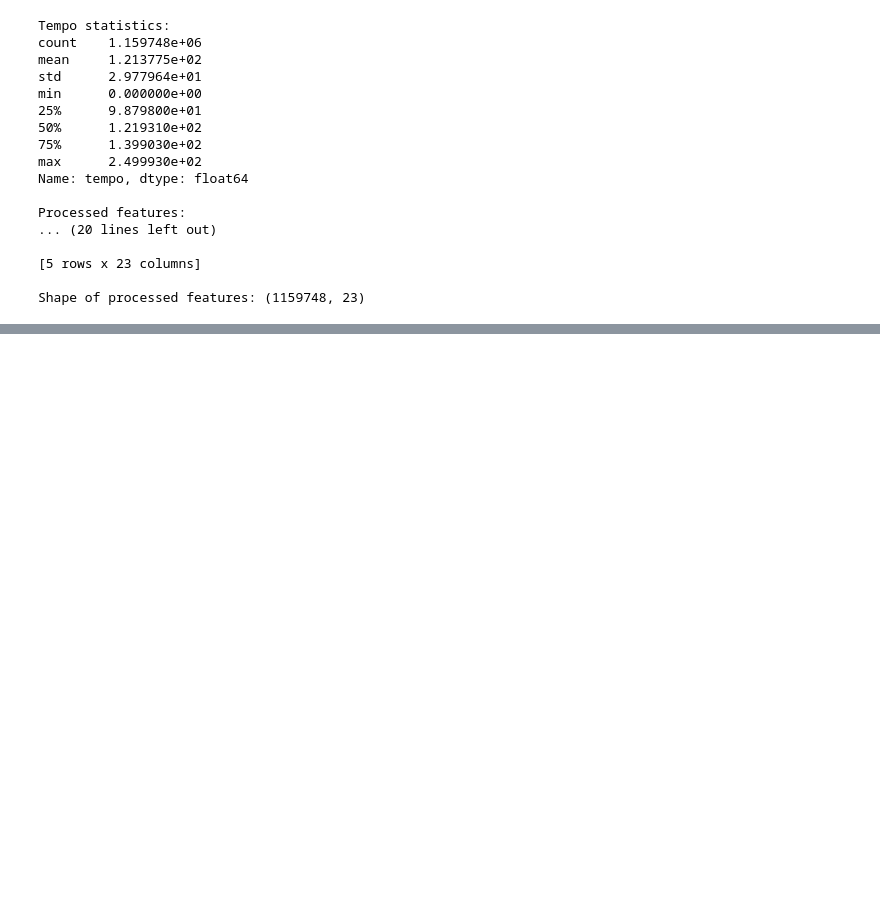
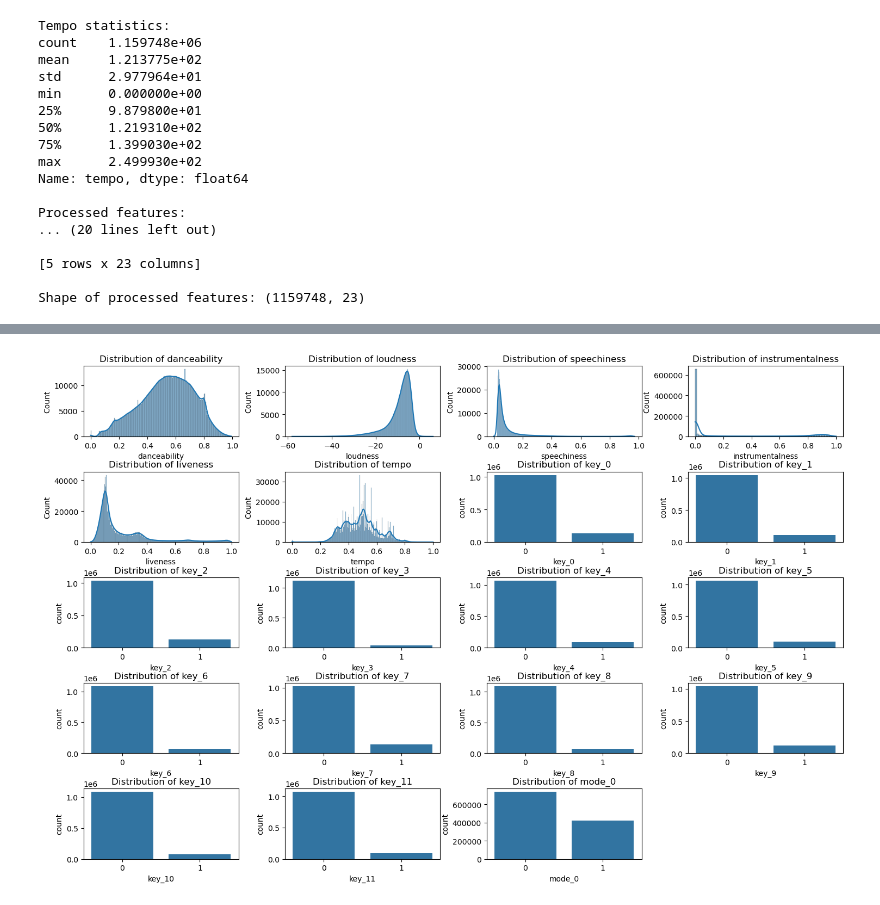
Before and after one commit to imaddde867/spotify-clusters, a Jupyter notebook: main.ipynb, the cells around one changed output, grey strips where cells are left out. Saved outputs shown, nothing was run; the diff lists cells and outputs as text; code cells hidden in the pictures; blank space fills up the shorter version.

```diff
--- a/main.ipynb
+++ b/main.ipynb
@@ -133,0 +189,23 @@ Shape of processed features: (1159748, 23)
+# %%
+# Create a figure with subplots for each feature
+plt.figure(figsize=(15, 10))
+
+# Loop through each feature and create appropriate plots
+for i, feature in enumerate(df.columns, 1):
+    plt.subplot(5, 4, i)  # Adjust grid size based on number of features
+
+    # Check if the feature is a one-hot encoded key or mode column
+    if feature.startswith('key_') or feature.startswith('mode_'):
+        # For binary features, use countplot instead of histplot
+        sns.countplot(x=df[feature])
+        plt.xticks([0, 1], ['0', '1'])
+    else:
+        # For continuous features, use histplot with KDE
+        sns.histplot(df[feature], kde=True)
+
+    plt.title(f'Distribution of {feature}')
+    plt.tight_layout()
+
+plt.subplots_adjust(hspace=0.5, wspace=0.3)
+# %% [output]
+[figure, added]
```
Also changed, not shown: parts of 9 cells of this notebook.
